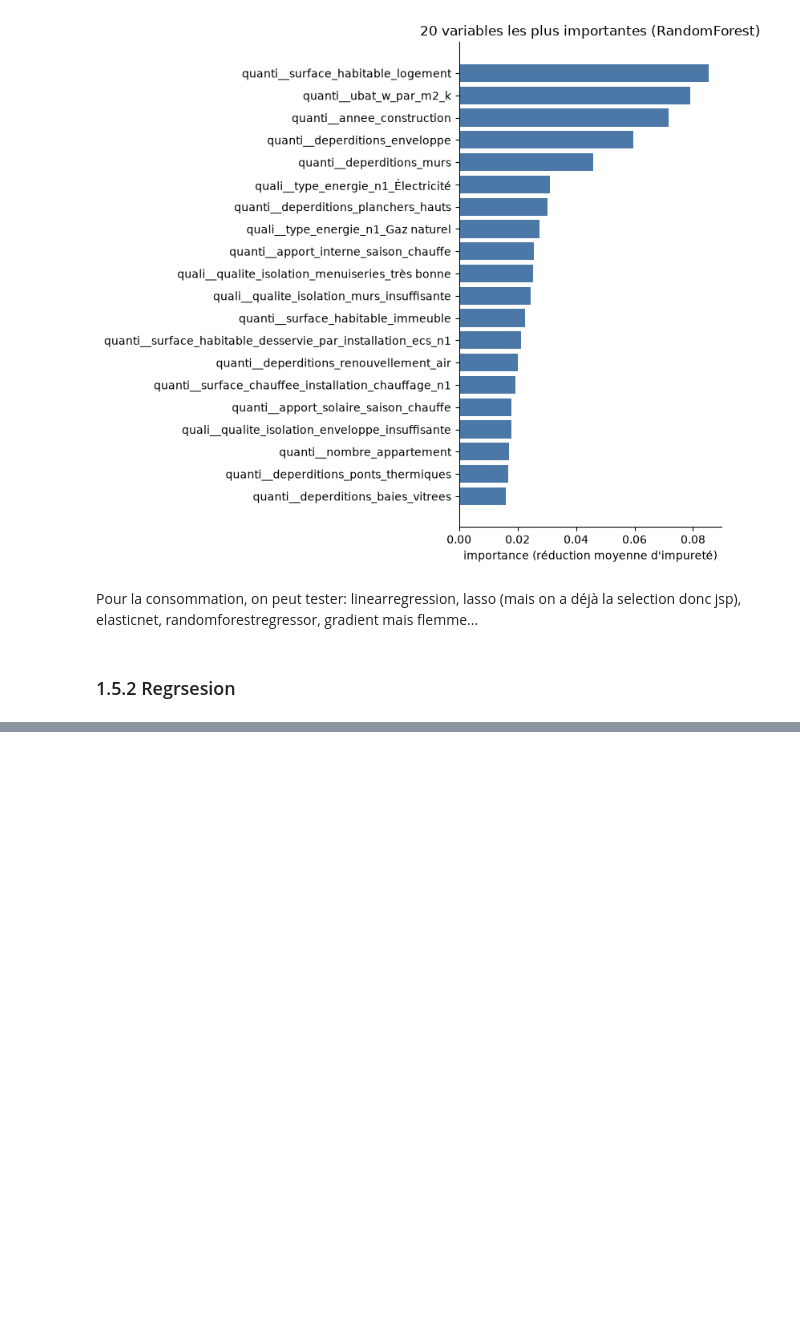
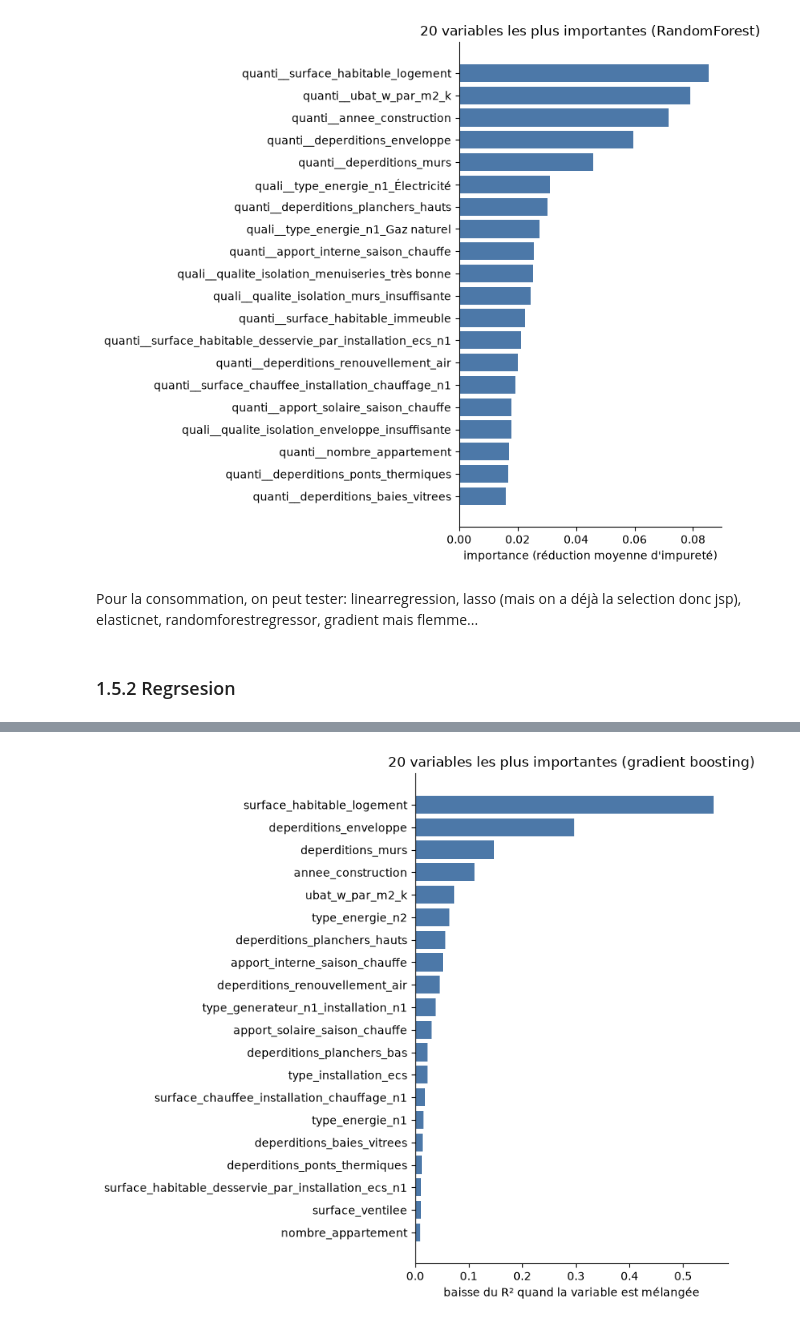
Before and after one commit to Abrlh/SISE-CONSO-ANALYSIS, a Jupyter notebook: notebooks/03_ML.ipynb, the cells around one changed output, grey strips where cells are left out. Saved outputs shown, nothing was run; the diff lists cells and outputs as text; code cells hidden in the pictures; blank space fills up the shorter version.

```diff
--- a/notebooks/03_ML.ipynb
+++ b/notebooks/03_ML.ipynb
@@ -389,0 +586,23 @@ Pour la consommation, on peut tester: linearregression, lasso (mais on a déjà
+# %%
+# 5- Les 20 variables les plus significatifs pour le modele
+from sklearn.inspection import permutation_importance
+
+meilleur = search_gb.best_estimator_
+
+# on mélange chaque colonne d'origine et on regarde de combien le R² baisse
+# (sur un échantillon du test pour que ce soit rapide)
+echantillon = X_conso_test.sample(min(5000, len(X_conso_test)), random_state=42)
+res = permutation_importance(meilleur, echantillon, y_conso_test.loc[echantillon.index], scoring="r2", n_repeats=3, random_state=42, n_jobs=-1)
+
+importances_gb = pd.Series(res.importances_mean, index=X_conso_test.columns).sort_values()
+top = importances_gb.tail(20)
+
+fig, ax = plt.subplots(figsize=(8, 7))
+ax.barh(top.index, top.values, color="#4C78A8")
+ax.set_title("20 variables les plus importantes (gradient boosting)")
+ax.set_xlabel("baisse du R² quand la variable est mélangée")
+ax.spines[["top", "right"]].set_visible(False)
+plt.tight_layout()
+plt.show()
+# %% [output]
+[figure, added]
```
Also changed, not shown: parts of 23 cells of this notebook.
